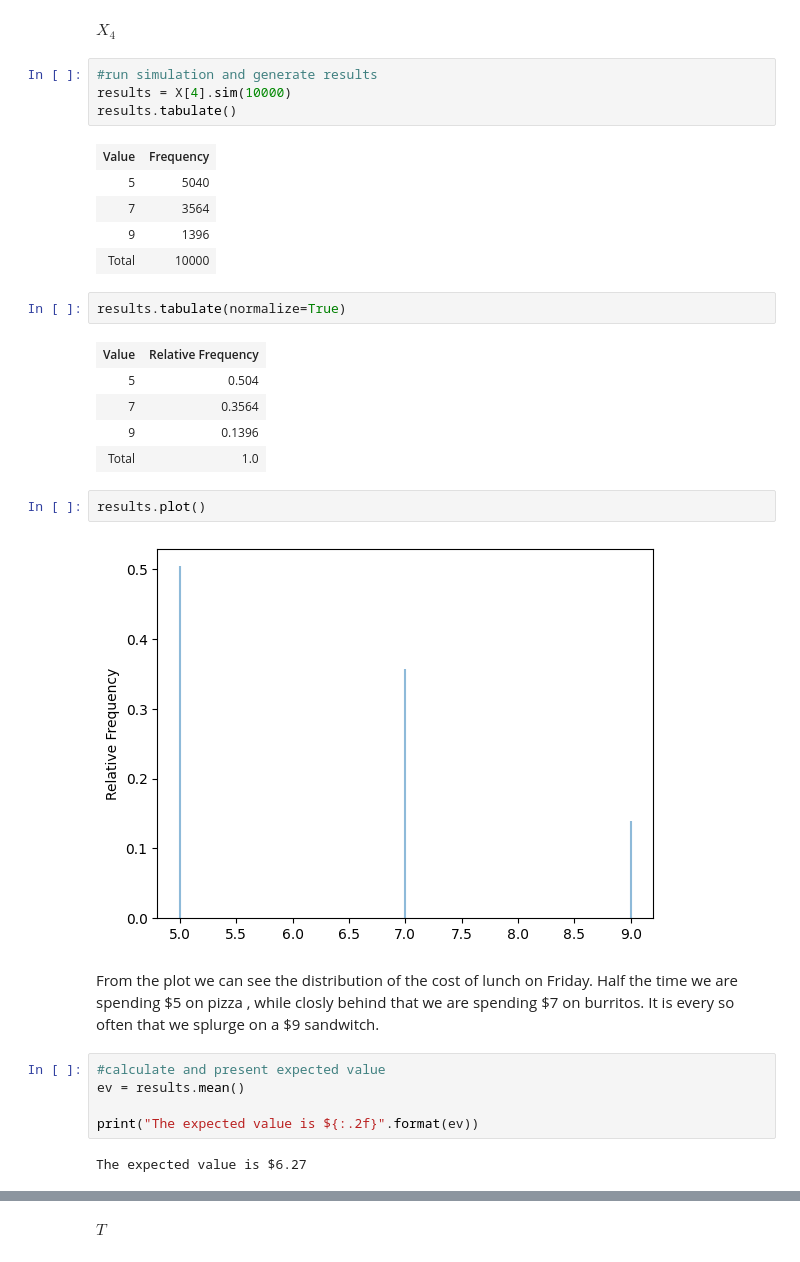
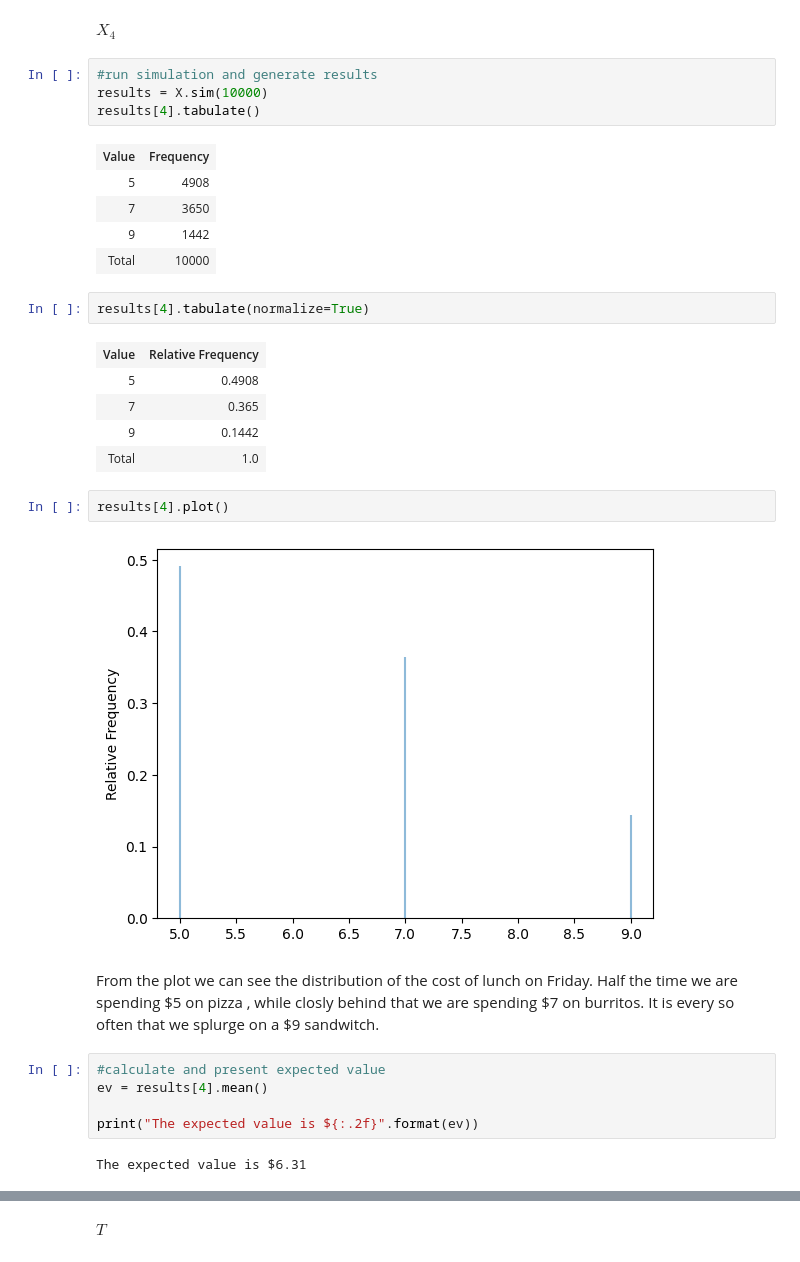
Before and after one commit to NRJaggers/Applied-Stochastic-Processes, a Jupyter notebook: Applications/2-Markov_Chains/Markov_Chains.ipynb, the cells around one changed output, grey strips where cells are left out. Drawn from its saved outputs; the diff is of its cells as text.

```diff
--- a/Applications/2-Markov_Chains/Markov_Chains.ipynb
+++ b/Applications/2-Markov_Chains/Markov_Chains.ipynb
@@ -80,34 +76,34 @@ days_in_week = 5 # Friday is day 4
 $X_4$
 # %%
 #run simulation and generate results
-results = X[4].sim(10000)
-results.tabulate()
+results = X.sim(10000)
+results[4].tabulate()
 # %% [output]
 | Value | Frequency |
-| 5 | 5040 |
-| 7 | 3564 |
-| 9 | 1396 |
+| 5 | 4908 |
+| 7 | 3650 |
+| 9 | 1442 |
 | Total | 10000 |
 # %%
-results.tabulate(normalize=True)
+results[4].tabulate(normalize=True)
 # %% [output]
 | Value | Relative Frequency |
-| 5 | 0.504 |
-| 7 | 0.3564 |
-| 9 | 0.1396 |
+| 5 | 0.4908 |
+| 7 | 0.365 |
+| 9 | 0.1442 |
 | Total | 1.0 |
 # %%
-results.plot()
+results[4].plot()
 # %% [output]
-[figure, old version]
+[figure, new version]
 # %% [markdown]
 From the plot we can see the distribution of the cost of lunch on Friday. Half the time we are spending \$5 on pizza , while closly behind that we are spending \$7 on burritos. It is every so often that we splurge on a \$9 sandwitch.
 # %%
 #calculate and present expected value
-ev = results.mean()
+ev = results[4].mean()
 
 print("The expected value is ${:.2f}".format(ev))
 # %% [output]
-The expected value is $6.27
+The expected value is $6.31
 # %%
 #calculate and present standard deviation
```
Also changed, not shown: parts of 40 cells of this notebook.
